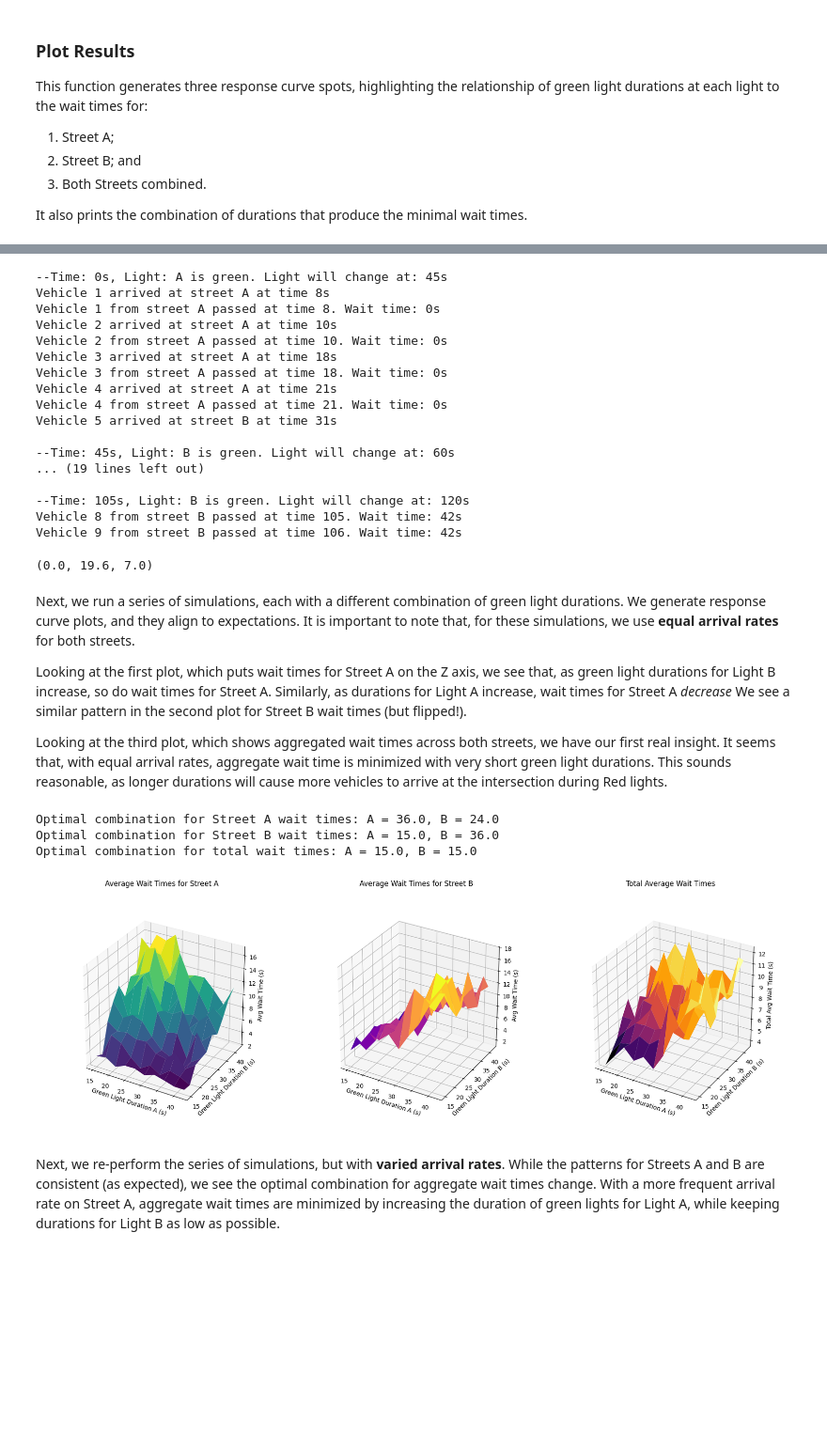
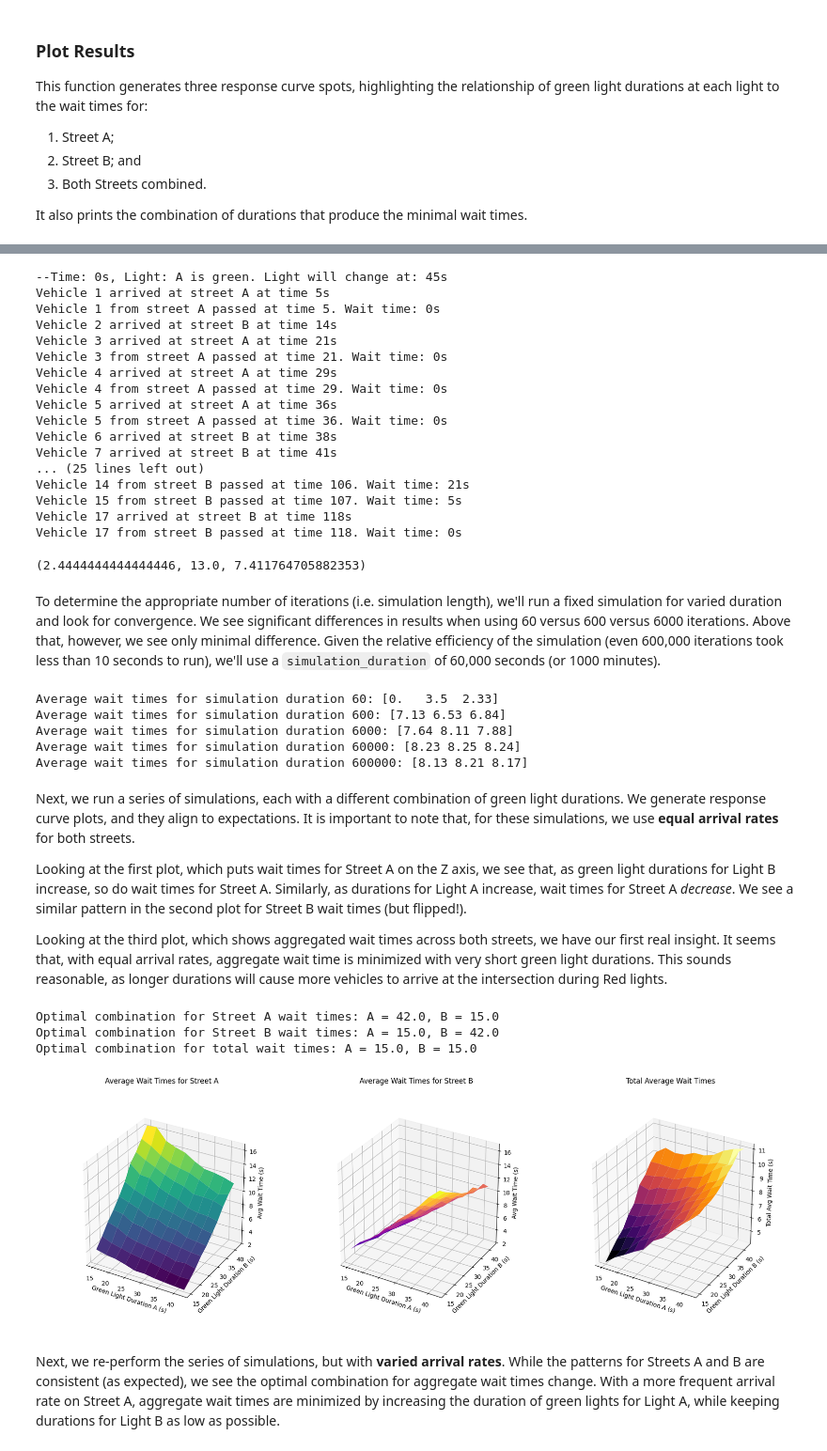
Before and after one commit to kac624/cuny, a Jupyter notebook: D604/finalProject.ipynb, the cells around one changed output, grey strips where cells are left out. Shown at 94% size. Saved outputs shown, nothing was run; the diff lists cells and outputs as text; code cells hidden in the pictures; blank space fills up the shorter version.

```diff
--- a/D604/finalProject.ipynb
+++ b/D604/finalProject.ipynb
@@ -49,7 +47,7 @@ def traffic_simulation(
 
     # Helper function to simulate vehicle arrivals
     def simulate_arrival(rate):
-        return random.random() < rate
+        return np.random.random() < rate
 
     # Create schedule of light changes
     schedule = [0]
@@ -207,58 +205,77 @@ We can see from the details below that vehicles function as expected.
 # %%
 traffic_simulation(
-    arrival_rate_A=0.05, arrival_rate_B=0.05,
+    arrival_rate_A=0.05, arrival_rate_B=0.08,
     green_light_duration_A=45, green_light_duration_B=15,
     simulation_duration=120, printing=True
 )
 # %% [output]
 --Time: 0s, Light: A is green. Light will change at: 45s
-Vehicle 1 arrived at street A at time 8s
-Vehicle 1 from street A passed at time 8. Wait time: 0s
-Vehicle 2 arrived at street A at time 10s
-Vehicle 2 from street A passed at time 10. Wait time: 0s
-Vehicle 3 arrived at street A at time 18s
-Vehicle 3 from street A passed at time 18. Wait time: 0s
-Vehicle 4 arrived at street A at time 21s
-Vehicle 4 from street A passed at time 21. Wait time: 0s
-Vehicle 5 arrived at street B at time 31s
-
---Time: 45s, Light: B is green. Light will change at: 60s
-... (19 lines left out)
-
---Time: 105s, Light: B is green. Light will change at: 120s
-Vehicle 8 from street B passed at time 105. Wait time: 42s
-Vehicle 9 from street B passed at time 106. Wait time: 42s
+Vehicle 1 arrived at street A at time 5s
+Vehicle 1 from street A passed at time 5. Wait time: 0s
+Vehicle 2 arrived at street B at time 14s
+Vehicle 3 arrived at street A at time 21s
+Vehicle 3 from street A passed at time 21. Wait time: 0s
+Vehicle 4 arrived at street A at time 29s
+Vehicle 4 from street A passed at time 29. Wait time: 0s
+Vehicle 5 arrived at street A at time 36s
+Vehicle 5 from street A passed at time 36. Wait time: 0s
+Vehicle 6 arrived at street B at time 38s
+Vehicle 7 arrived at street B at time 41s
+... (25 lines left out)
+Vehicle 14 from street B passed at time 106. Wait time: 21s
+Vehicle 15 from street B passed at time 107. Wait time: 5s
+Vehicle 17 arrived at street B at time 118s
+Vehicle 17 from street B passed at time 118. Wait time: 0s
-(0.0, 19.6, 7.0)
+(2.4444444444444446, 13.0, 7.411764705882353)
+# %% [markdown]
+To determine the appropriate number of iterations (i.e. simulation length), we'll run a fixed simulation for varied duration and look for convergence. We see significant differences in results when using 60 versus 600 versus 6000 iterations. Above that, however, we see only minimal difference. Given the relative efficiency of the simulation (even 600,000 iterations took less than 10 seconds to run), we'll use a `simulation_duration` of 60,000 seconds (or 1000 minutes).
+# %%
+results = {}
+
+for sim_duration in [60, 600, 6000, 60000, 600000]:
+    result = traffic_simulation(
+        arrival_rate_A=0.05, arrival_rate_B=0.05,
+        green_light_duration_A=30, green_light_duration_B=30,
+        simulation_duration=sim_duration, printing=False
+    )
+
+    print(f"Average wait times for simulation duration {sim_duration}: {np.round(result, 2)}")
+# %% [output]
+Average wait times for simulation duration 60: [0.   3.5  2.33]
+Average wait times for simulation duration 600: [7.13 6.53 6.84]
+Average wait times for simulation duration 6000: [7.64 8.11 7.88]
+Average wait times for simulation duration 60000: [8.23 8.25 8.24]
+Average wait times for simulation duration 600000: [8.13 8.21 8.17]
 # %% [markdown]
 Next, we run a series of simulations, each with a different combination of green light durations. We generate response curve plots, and they align to expectations. It is important to note that, for these simulations, we use **equal arrival rates** for both streets.
 
-Looking at the first plot, which puts wait times for Street A on the Z axis, we see that, as green light durations for Light B increase, so do wait times for Street A. Similarly, as durations for Light A increase, wait times for Street A *decrease* We see a similar pattern in the second plot for Street B wait times (but flipped!).
+Looking at the first plot, which puts wait times for Street A on the Z axis, we see that, as green light durations for Light B increase, so do wait times for Street A. Similarly, as durations for Light A increase, wait times for Street A *decrease*. We see a similar pattern in the second plot for Street B wait times (but flipped!).
 
 Looking at the third plot, which shows aggregated wait times across both streets, we have our first real insight. It seems that, with equal arrival rates, aggregate wait time is minimized with very short green light durations. This sounds reasonable, as longer durations will cause more vehicles to arrive at the intersection during Red lights.
 # %%
 # Parameters
 arrival_rate_A = 0.05
 arrival_rate_B = 0.05
-simulation_duration = 600
+simulation_duration = 60000
 
 # Range of green light durations to test
 green_light_durations_A = np.arange(15, 45, 3)
 green_light_durations_B = np.arange(15, 45, 3)
 
 # Run simulations
 avg_wait_times_A, avg_wait_times_B, total_avg_wait_times, durations_A, durations_B = run_simulations(
     arrival_rate_A, arrival_rate_B,
     green_light_durations_A, green_light_durations_B,
     simulation_duration
 )
 
 # Plot results
 plot_results(durations_A, durations_B, avg_wait_times_A, avg_wait_times_B, total_avg_wait_times)
 # %% [output]
-Optimal combination for Street A wait times: A = 36.0, B = 24.0
-Optimal combination for Street B wait times: A = 15.0, B = 36.0
+Optimal combination for Street A wait times: A = 42.0, B = 15.0
+Optimal combination for Street B wait times: A = 15.0, B = 42.0
 Optimal combination for total wait times: A = 15.0, B = 15.0
-[figure, old version]
+[figure, new version]
 # %% [markdown]
 Next, we re-perform the series of simulations, but with **varied arrival rates**. While the patterns for Streets A and B are consistent (as expected), we see the optimal combination for aggregate wait times change. With a more frequent arrival rate on Street A, aggregate wait times are minimized by increasing the duration of green lights for Light A, while keeping durations for Light B as low as possible.
 # %%
```
Also changed, not shown: parts of 8 cells of this notebook, 1 other file.
